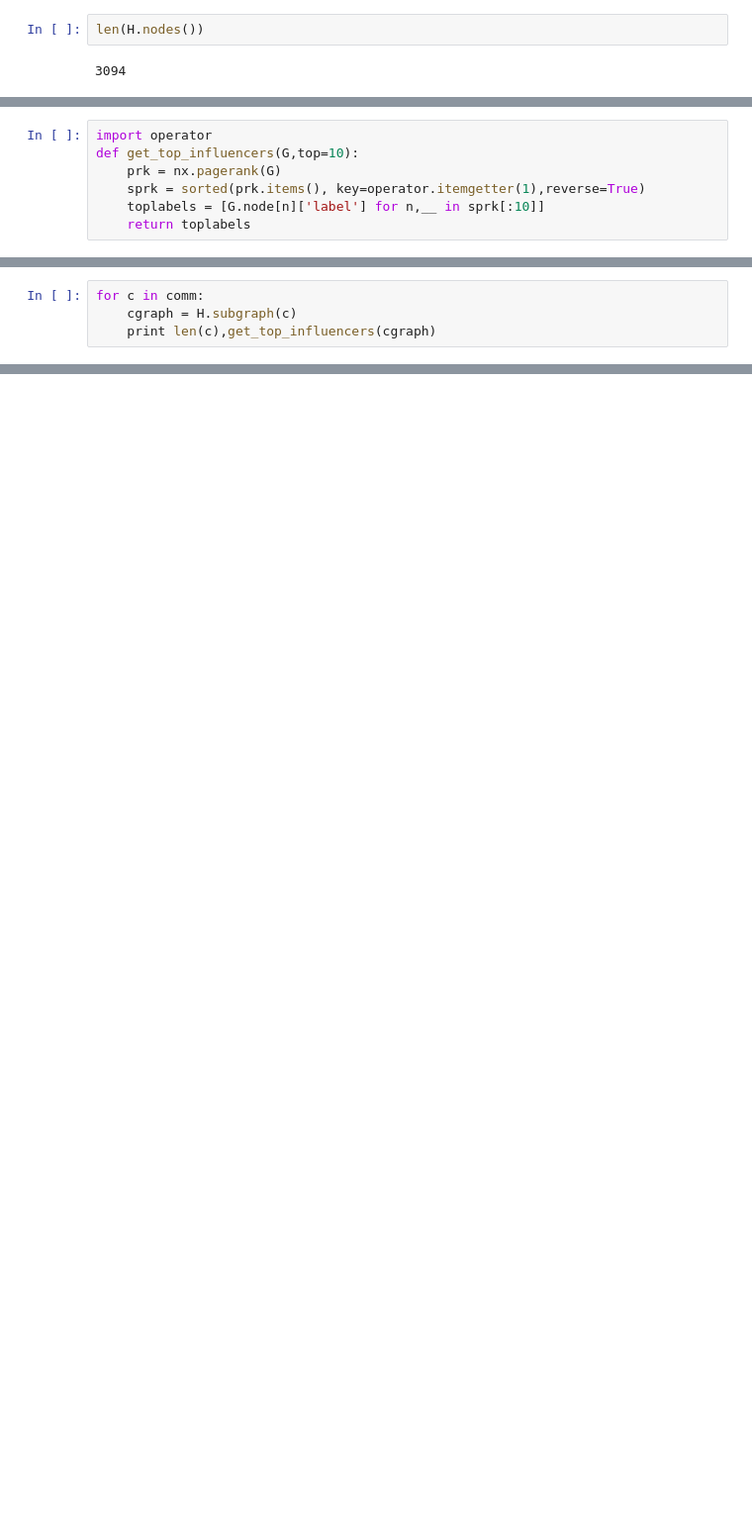
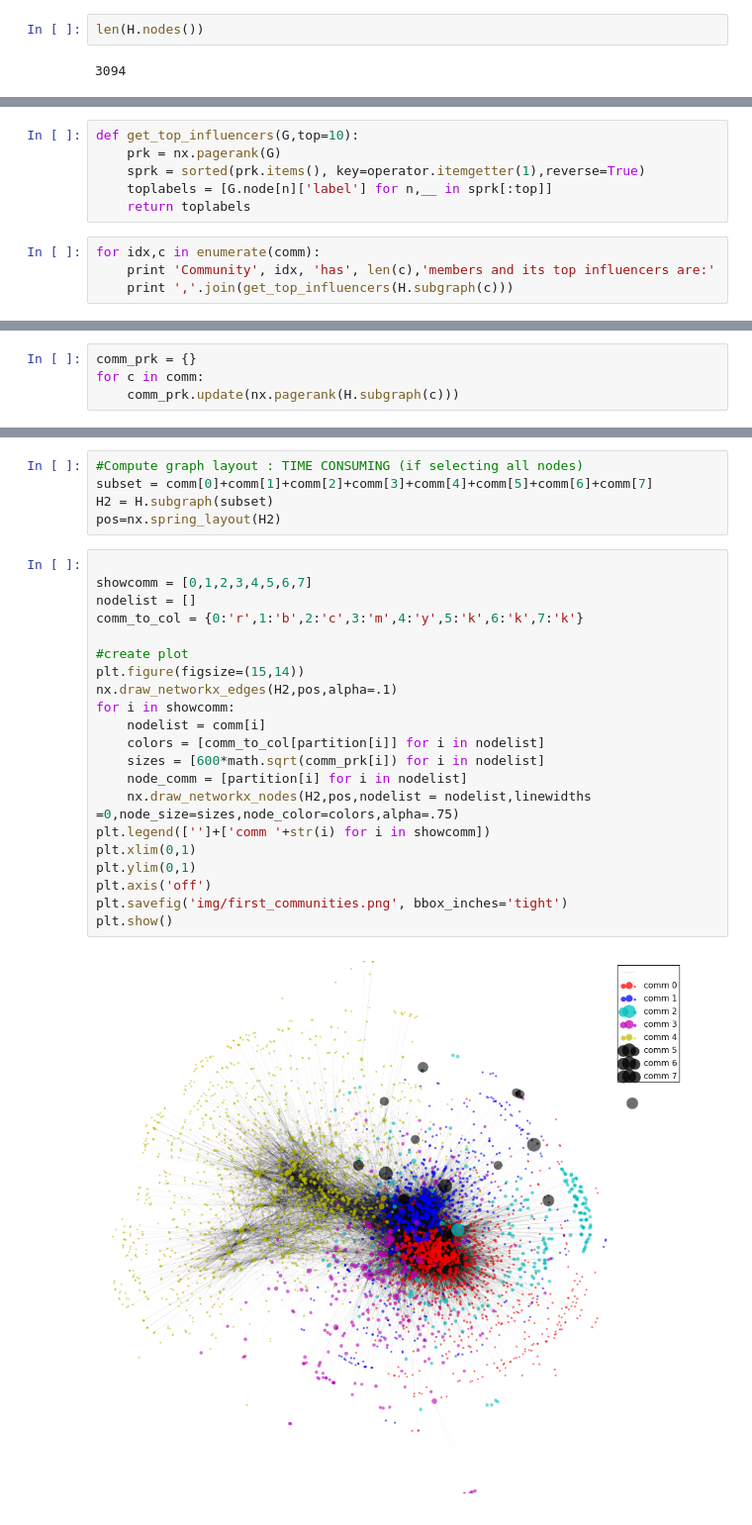
Before and after one commit to BrusselsDataScienceCommunity/SNA, a Jupyter notebook: Using_NetworkX_for_graphs.ipynb, the cells around one changed output, grey strips where cells are left out. Shown at 99% size. Cells and saved outputs as stored; diff of their text form; blank space fills up the shorter version.

Commit message:
First IPython Notebook using NetworkX

```diff
--- a/Using_NetworkX_for_graphs.ipynb
+++ b/Using_NetworkX_for_graphs.ipynb
@@ -78,7 +95,10 @@ See top influencers
 # %%
-import operator
 def get_top_influencers(G,top=10):
     prk = nx.pagerank(G)
     sprk = sorted(prk.items(), key=operator.itemgetter(1),reverse=True)
-    toplabels = [G.node[n]['label'] for n,__ in sprk[:10]]
+    toplabels = [G.node[n]['label'] for n,__ in sprk[:top]]
     return toplabels
+# %%
+for idx,c in enumerate(comm):
+    print 'Community', idx, 'has', len(c),'members and its top influencers are:'
+    print ','.join(get_top_influencers(H.subgraph(c)))
@@ -85,4 +126,4 @@ def get_top_influencers(G,top=10):
 # %%
+comm_prk = {}
 for c in comm:
-    cgraph = H.subgraph(c)
-    print len(c),get_top_influencers(cgraph)
+    comm_prk.update(nx.pagerank(H.subgraph(c)))
@@ -97,0 +130,28 @@ for c in comm:
+# %%
+#Compute graph layout : TIME CONSUMING (if selecting all nodes)
+subset = comm[0]+comm[1]+comm[2]+comm[3]+comm[4]+comm[5]+comm[6]+comm[7]
+H2 = H.subgraph(subset)
+pos=nx.spring_layout(H2)
+# %%
+
+showcomm = [0,1,2,3,4,5,6,7]
+nodelist = []
+comm_to_col = {0:'r',1:'b',2:'c',3:'m',4:'y',5:'k',6:'k',7:'k'}
+
+#create plot
+plt.figure(figsize=(15,14))
+nx.draw_networkx_edges(H2,pos,alpha=.1)
+for i in showcomm:
+    nodelist = comm[i]
+    colors = [comm_to_col[partition[i]] for i in nodelist]
+    sizes = [600*math.sqrt(comm_prk[i]) for i in nodelist]
+    node_comm = [partition[i] for i in nodelist]
+    nx.draw_networkx_nodes(H2,pos,nodelist = nodelist,linewidths =0,node_size=sizes,node_color=colors,alpha=.75)
+plt.legend(['']+['comm '+str(i) for i in showcomm])
+plt.xlim(0,1)
+plt.ylim(0,1)
+plt.axis('off')
+plt.savefig('img/first_communities.png', bbox_inches='tight')
+plt.show()
+# %% [output]
+[figure, added]
```
Also changed, not shown: parts of 19 cells of this notebook.
